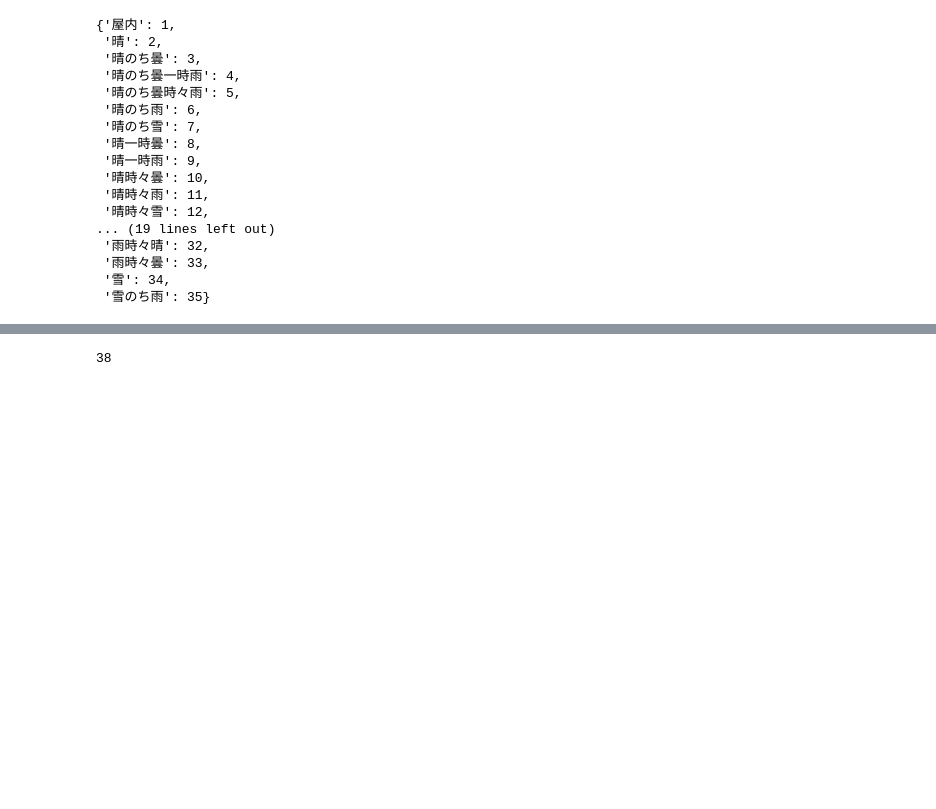
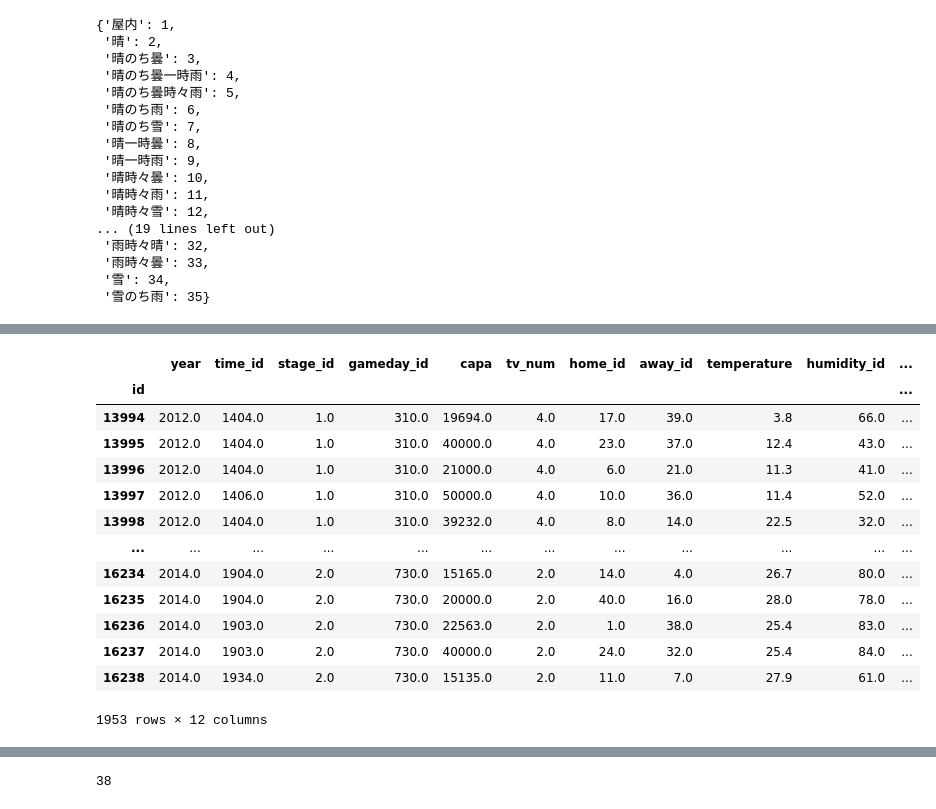
Before and after one commit to yoshiyoshi1997/JLeague_audience_predict, a Jupyter notebook: JLeague/Watch_csv.ipynb, the cells around one changed output, grey strips where cells are left out. Drawn from its saved outputs; the diff is of its cells as text; code cells hidden in the pictures; blank space fills up the shorter version.

```diff
--- a/JLeague/Watch_csv.ipynb
+++ b/JLeague/Watch_csv.ipynb
@@ -194,3 +246,23 @@ condition.head()
+# %%
+input_dataframe = pd.concat([train[['year', 'time_id',	'stage_id',	'gameday_id',	'capa',	'tv_num',	'home_id', 'away_id']], train_con[['temperature','humidity_id','weather_id']]], axis=1)
+input_dataframe['y'] = train['y'].astype(float)
+input_dataframe.to_csv('./data/input_dataframe.csv')
+input_dataframe
+# %% [output]
+|  | year | time_id | stage_id | gameday_id | capa | tv_num | home_id | away_id | temperature | humidity_id | ... |
+| id |  |  |  |  |  |  |  |  |  |  | ... |
+| 13994 | 2012.0 | 1404.0 | 1.0 | 310.0 | 19694.0 | 4.0 | 17.0 | 39.0 | 3.8 | 66.0 | ... |
+| 13995 | 2012.0 | 1404.0 | 1.0 | 310.0 | 40000.0 | 4.0 | 23.0 | 37.0 | 12.4 | 43.0 | ... |
+| 13996 | 2012.0 | 1404.0 | 1.0 | 310.0 | 21000.0 | 4.0 | 6.0 | 21.0 | 11.3 | 41.0 | ... |
+| 13997 | 2012.0 | 1406.0 | 1.0 | 310.0 | 50000.0 | 4.0 | 10.0 | 36.0 | 11.4 | 52.0 | ... |
+| 13998 | 2012.0 | 1404.0 | 1.0 | 310.0 | 39232.0 | 4.0 | 8.0 | 14.0 | 22.5 | 32.0 | ... |
+| ... | ... | ... | ... | ... | ... | ... | ... | ... | ... | ... | ... |
+| 16234 | 2014.0 | 1904.0 | 2.0 | 730.0 | 15165.0 | 2.0 | 14.0 | 4.0 | 26.7 | 80.0 | ... |
+| 16235 | 2014.0 | 1904.0 | 2.0 | 730.0 | 20000.0 | 2.0 | 40.0 | 16.0 | 28.0 | 78.0 | ... |
+| 16236 | 2014.0 | 1903.0 | 2.0 | 730.0 | 22563.0 | 2.0 | 1.0 | 38.0 | 25.4 | 83.0 | ... |
+| 16237 | 2014.0 | 1903.0 | 2.0 | 730.0 | 40000.0 | 2.0 | 24.0 | 32.0 | 25.4 | 84.0 | ... |
+| 16238 | 2014.0 | 1934.0 | 2.0 | 730.0 | 15135.0 | 2.0 | 11.0 | 7.0 | 27.9 | 61.0 | ... |
+1953 rows × 12 columns
 # %%
 #予測データ
 test = pd.read_csv('./data/test.csv')
```
Also changed, not shown: parts of 5 cells of this notebook, 2 other files.
